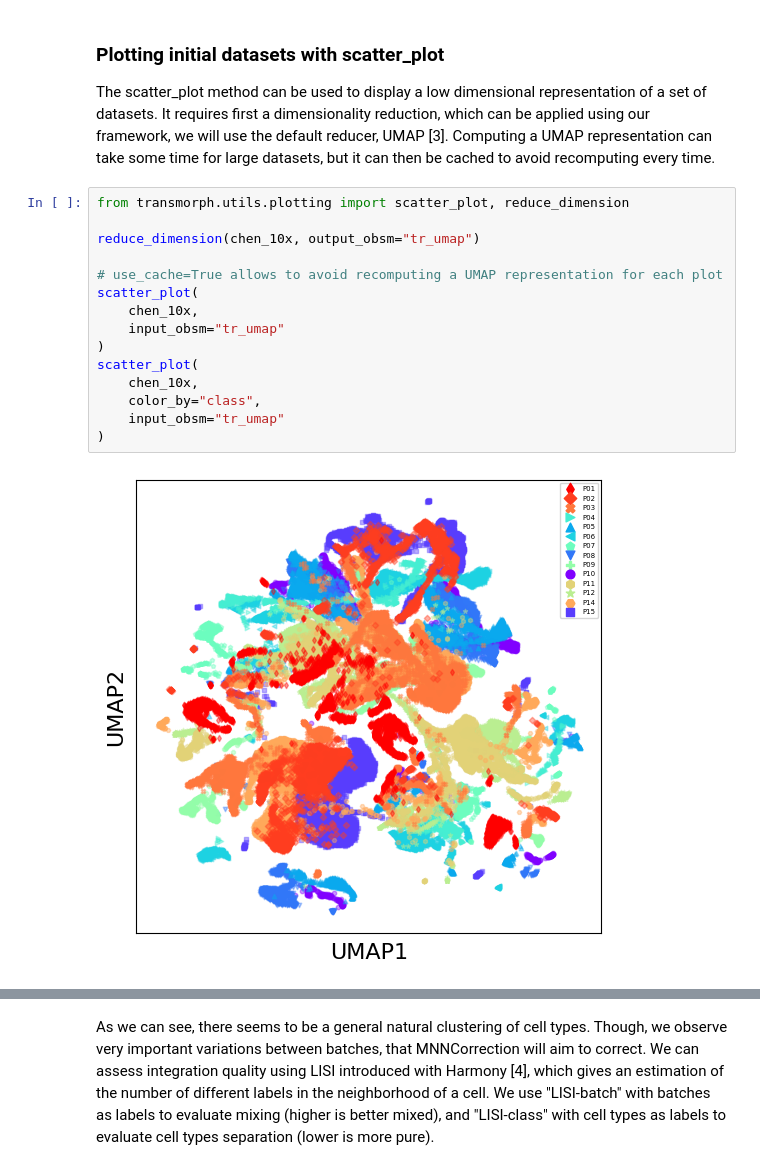
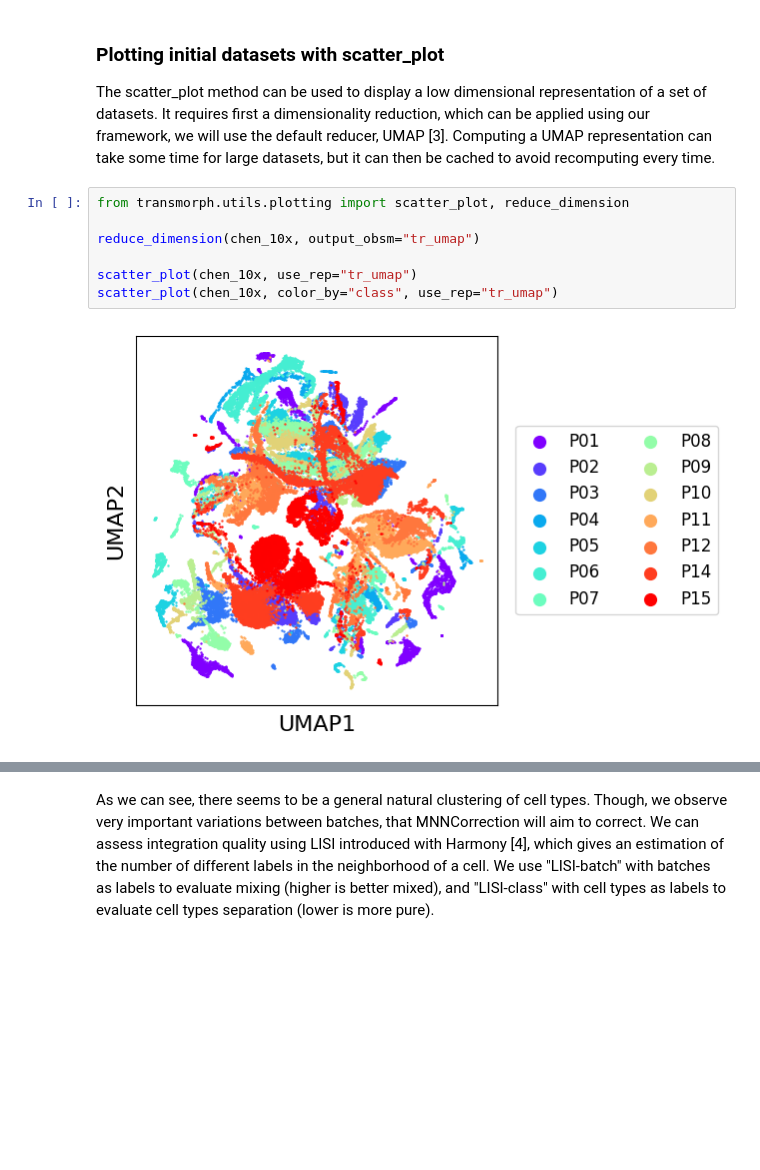
Before and after one commit to sysbio-curie/transmorph, a Jupyter notebook: docs/sections/notebooks/em_chen_integration.ipynb, the cells around one changed output, grey strips where cells are left out. Cells and saved outputs as stored; diff of their text form; blank space fills up the shorter version.

Commit message:
Updated plots in tutorial notebooks

```diff
--- a/docs/sections/notebooks/em_chen_integration.ipynb
+++ b/docs/sections/notebooks/em_chen_integration.ipynb
@@ -37,17 +41,9 @@ The scatter_plot method can be used to display a low dimensional representation
 # %%
 from transmorph.utils.plotting import scatter_plot, reduce_dimension
 
 reduce_dimension(chen_10x, output_obsm="tr_umap")
 
-# use_cache=True allows to avoid recomputing a UMAP representation for each plot
-scatter_plot(
-    chen_10x,
-    input_obsm="tr_umap"
-)
-scatter_plot(
-    chen_10x,
-    color_by="class",
-    input_obsm="tr_umap"
-)
+scatter_plot(chen_10x, use_rep="tr_umap")
+scatter_plot(chen_10x, color_by="class", use_rep="tr_umap")
 # %% [output]
-[figure, old version]
+[figure, new version]
```
Also changed, not shown: parts of 9 cells of this notebook, 3 other files.
